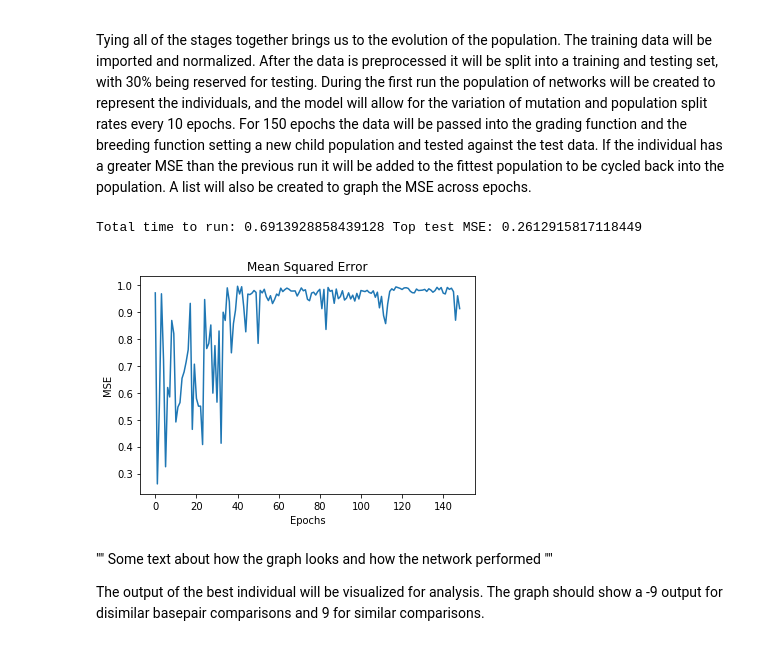
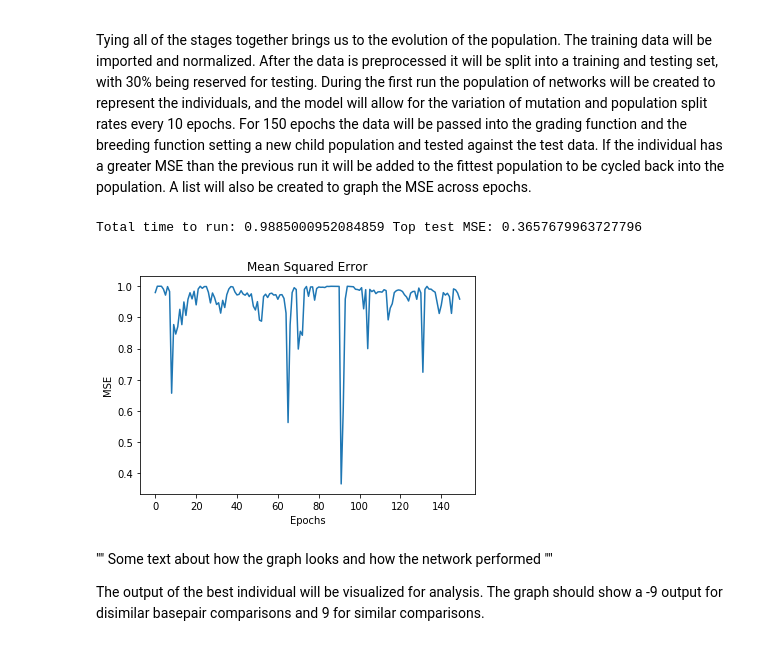
Before and after one commit to christophersanchez/DataScience, a Jupyter notebook: Thinkful/Unit6/Neuroevolution_DNA_Sequence_Comparison_Using_GA_Trained_Recurrent_Neural_Network.ipynb, the cells around one changed output. Drawn from its saved outputs; the diff is of its cells as text; code cells hidden in the pictures.

```diff
--- a/Thinkful/Unit6/Neuroevolution_DNA_Sequence_Comparison_Using_GA_Trained_Recurrent_Neural_Network.ipynb
+++ b/Thinkful/Unit6/Neuroevolution_DNA_Sequence_Comparison_Using_GA_Trained_Recurrent_Neural_Network.ipynb
@@ -157,14 +157,14 @@ def create_population(comparison, amount):
     for i in range(amount):
         model = Sequential()
         # add Long short term memory RNN layer using bias
-        model.add(LSTM(10,
+        model.add(LSTM(8,
                        input_shape=(comparison.shape[1], 8),
                        activation='tanh',
                        return_sequences=True,
                        use_bias=True))
 
         # add a 10% dropout rate to help with overfitting
-        model.add(Dropout(0.1))
+        #model.add(Dropout(0.1))
 
         # add a dense layer as the output layer using bias
         model.add(Dense(1,
@@ -241,7 +248,7 @@ def mutate(fittest, weakest, rate):
         random_numbers = np.random.normal(0, 1, layer.shape)
         layer[select_weights==1] = random_numbers[select_weights==1] + layer[select_weights==1]
     for layer in weakest_weights:
-        select_weights = bernoulli.rvs(p=0.5, size=layer.shape)
+        select_weights = bernoulli.rvs(p=rate, size=layer.shape)
         random_numbers = np.random.normal(0, 1, layer.shape)
         layer[select_weights==1] = random_numbers[select_weights==1] + layer[select_weights==1]
 
@@ -255,11 +262,11 @@ The breeding process is where everything starts to come to life. The crossover w
 # %%
 def breed(fittest, weakest, rate):
     for weakest_model in weakest:
-        #weakest_model = np.random.choice(fittest)
+        weakest_model = np.random.choice(fittest)
         #choose random model to take weights from
         fittest_model = np.random.choice(fittest)
         #crossover weights
-        crossover(fittest_model, weakest_model, rate)
+        #crossover(fittest_model, weakest_model, rate)
         # add or subtract weight from a gaussian distribution
         mutate(fittest_model, weakest_model, rate)
         network_pop = fittest + weakest
@@ -281,9 +288,9 @@ total_time_start = time.time()
 for run in range(1):
     start_run_time = time.time()
 
-    # set mutation rate to 20% and split rate to the 10th index
-    rate = 0.2
-    split = 9
+    # set mutation rate to 50% and split rate to the 10th index
+    rate = 0.5
+    split = 10
     # create the data shuffling it each run.
     comparison, similarity_array = create_dna_array(dna_basepairs[:150000], dna_basepairs[5000:155000], 50)
     comparison = keras.utils.normalize(comparison, axis=1, order=2)
@@ -294,14 +301,14 @@ for run in range(1):
 
     # create the initial population
     if run == 0:
-        network_population = create_population(comparison, 29)
+        network_population = create_population(comparison, 30)
         #view the various lengths of the split data.
         print('Train length:', len(X_train), '\n', 'Test length:', len(X_test))
     else:
         pass
 
     # run 150 epochs
-    for epoch in range(149):
+    for epoch in range(150):
         start_epoch_time = time.time()
         # grade the network population, breed it, and set the network population
         # to the new offspring
@@ -326,12 +333,13 @@ for run in range(1):
         # it is added in order
         fittest_population = OrderedDict(sorted(fittest_population.items(),
                                                 key=lambda t: t[0],
-                                                reverse=True))
+                                                reverse=False))
 
-        # insert the top population into the network population
-        network_population.insert(0, list(fittest_population.values())[0])
+        #insert the top population into the network population
+        for individual in fittest_population.values():
+            network_population.insert(0, individual)
 
-        # reset the network population to the top 30 networks
+        #reset the network population to the top 30 networks
         network_population = network_population[:29]
 
         # append mse score for graphing
@@ -341,7 +349,7 @@ for run in range(1):
         # for the first run and every 10th epoch select a random mutation and split rate
         if run == 0 and epoch % 10 == 0:
             rate = np.random.choice(np.arange(0.1, 0.9, .1))
-            split = np.random.choice(np.arange(5, 9, 1))
+            split = np.random.choice(np.arange(5, 10, 1))
             mutate_rate.append(rate)
             split_rate.append(split)
         stop_epoch_time = time.time()
@@ -353,35 +361,35 @@ for run in range(1):
         # update the graph of MSE's for each epoch
         plt.plot(graph_mse)
         plt.title('Mean Squared Error')
         plt.xlabel('Epochs')
         plt.ylabel('MSE')
         plt.show()
 
     stop_run_time = time.time()
     run_duration = stop_run_time-start_run_time
     clear_output()
     print("Completed {} run(s):".format(run + 1), 'Time:', run_duration)
 
 # At the end of running make sure the fittest individuals are in the top of the population
 for individual in fittest_population.values():
             network_population.insert(0, individual)
 
 y_pred = network_population[0].predict(X_test)
 top_test = mse(y_test, y_pred)
 clear_output()
 total_time_end = time.time()
 total_time = total_time_end-total_time_start
 print('Total time to run:', (total_time / 60) / 60, 'Top test MSE:', previous_mse )
 
 # graph the Mean Squared error of the top networks through each epoch.
 plt.plot(graph_mse)
 plt.title('Mean Squared Error')
 plt.xlabel('Epochs')
 plt.ylabel('MSE')
 plt.show()
 # %% [output]
-Total time to run: 0.6913928858439128 Top test MSE: 0.2612915817118449
+Total time to run: 0.9885000952084859 Top test MSE: 0.3657679963727796
-[figure, old version]
+[figure, new version]
 # %% [markdown]
 "" Some text about how the graph looks and how the network performed ""
 
```
Also changed, not shown: parts of 6 cells of this notebook.
